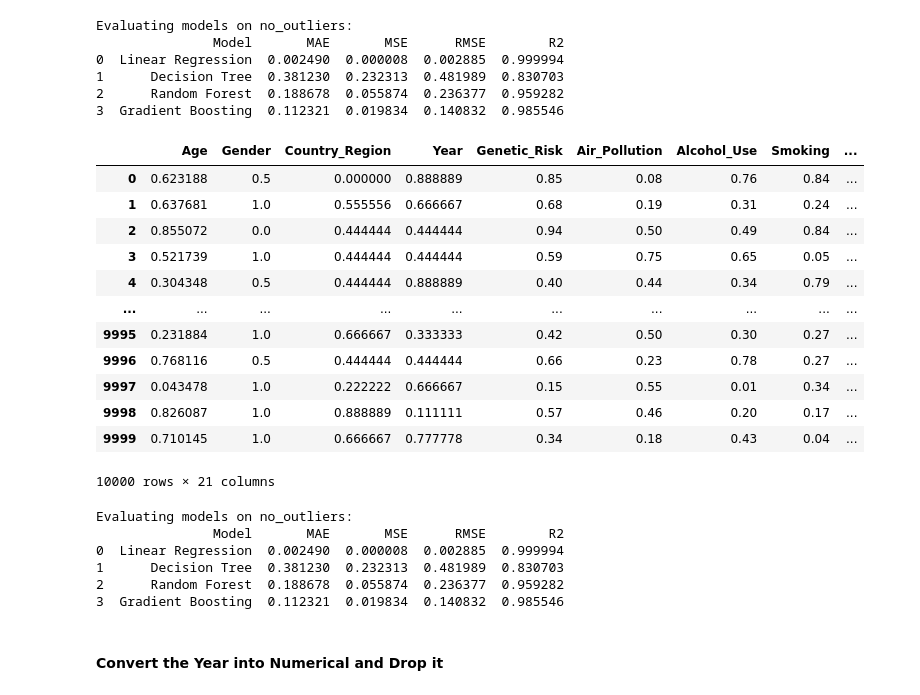
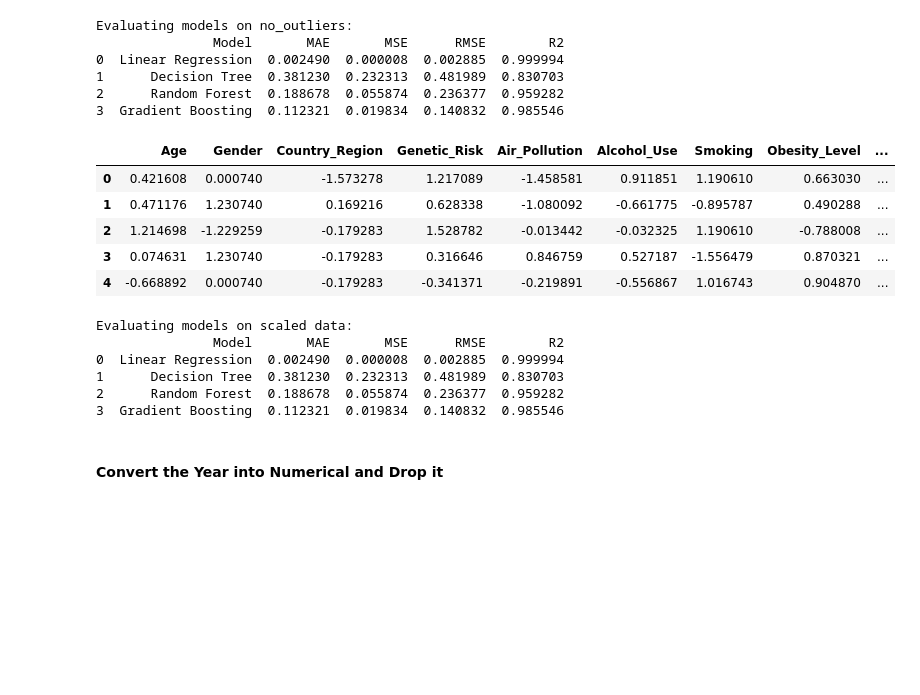
Before and after one commit to Moutaz-Code/CancerModelColab, a Jupyter notebook: Data_Mining_Project.ipynb, the cells around one changed output. Drawn from its saved outputs; the diff is of its cells as text; code cells hidden in the pictures; blank space fills up the shorter version.

```diff
--- a/Data_Mining_Project.ipynb
+++ b/Data_Mining_Project.ipynb
@@ -430,8 +430,8 @@ Evaluating models on feature_selected_data:
 3  Gradient Boosting  0.112321  0.019834  0.140832  0.985546
 # %%
 # Step 1: Calculate IQR for the target column
-Q1 = modifiedDATA['Target_Severity_Score'].quantile(0.25)
-Q3 = modifiedDATA['Target_Severity_Score'].quantile(0.75)
+Q1 = anova_filtered_data['Target_Severity_Score'].quantile(0.25)
+Q3 = anova_filtered_data['Target_Severity_Score'].quantile(0.75)
 IQR = Q3 - Q1
 
 # Step 2: Define lower and upper bounds
@@ -439,13 +439,13 @@ lower_bound = Q1 - 1.5 * IQR
 upper_bound = Q3 + 1.5 * IQR
 
 # Step 3: Filter out the outliers in the target column
-no_outliers = modifiedDATA[
-    (modifiedDATA['Target_Severity_Score'] >= lower_bound) &
-    (modifiedDATA['Target_Severity_Score'] <= upper_bound)
+no_outliers = anova_filtered_data[
+    (anova_filtered_data['Target_Severity_Score'] >= lower_bound) &
+    (anova_filtered_data['Target_Severity_Score'] <= upper_bound)
 ]
 
 # Step 4: Optionally, check how many rows were removed
-print(f"Original rows: {len(modifiedDATA)}")
+print(f"Original rows: {len(anova_filtered_data)}")
 print(f"Rows after outlier removal: {len(no_outliers)}")
 # %% [output]
 Original rows: 10000
@@ -509,29 +509,31 @@ Evaluating models on no_outliers:
 # %%
 # prompt: do normalization for the modifiedDATA
 
 from sklearn.preprocessing import MinMaxScaler
 from sklearn.preprocessing import StandardScaler
 
-# Option 1: Min-Max Normalization
-# This scales features to a fixed range, usually [0, 1].
-# It is sensitive to outliers.
-min_max_scaler = MinMaxScaler()
-scaledDATA = pd.DataFrame(min_max_scaler.fit_transform(modifiedDATA), columns=modifiedDATA.columns)
-scaledDATA
+# # Option 1: Min-Max Normalization
+# # This scales features to a fixed range, usually [0, 1].
+# # It is sensitive to outliers.
+# min_max_scaler = MinMaxScaler()
+# scaledDATA = pd.DataFrame(min_max_scaler.fit_transform(no_outliers), columns=no_outliers.columns)
+# scaledDATA
+
+#Option 2: StandardScaler
+
+# Apply StandardScaler (Z-score normalization)
+scaler = StandardScaler()
+standard_scaled_data = pd.DataFrame(scaler.fit_transform(no_outliers), columns=no_outliers.columns)
+
+# Display the scaled data
+standard_scaled_data.head()
 # %% [output]
-|  | Age | Gender | Country_Region | Year | Genetic_Risk | Air_Pollution | Alcohol_Use | Smoking | ... |
-| 0 | 0.623188 | 0.5 | 0.000000 | 0.888889 | 0.85 | 0.08 | 0.76 | 0.84 | ... |
-| 1 | 0.637681 | 1.0 | 0.555556 | 0.666667 | 0.68 | 0.19 | 0.31 | 0.24 | ... |
-| 2 | 0.855072 | 0.0 | 0.444444 | 0.444444 | 0.94 | 0.50 | 0.49 | 0.84 | ... |
-| 3 | 0.521739 | 1.0 | 0.444444 | 0.444444 | 0.59 | 0.75 | 0.65 | 0.05 | ... |
-| 4 | 0.304348 | 0.5 | 0.444444 | 0.888889 | 0.40 | 0.44 | 0.34 | 0.79 | ... |
-| ... | ... | ... | ... | ... | ... | ... | ... | ... | ... |
-| 9995 | 0.231884 | 1.0 | 0.666667 | 0.333333 | 0.42 | 0.50 | 0.30 | 0.27 | ... |
-| 9996 | 0.768116 | 0.5 | 0.444444 | 0.444444 | 0.66 | 0.23 | 0.78 | 0.27 | ... |
-| 9997 | 0.043478 | 1.0 | 0.222222 | 0.666667 | 0.15 | 0.55 | 0.01 | 0.34 | ... |
-| 9998 | 0.826087 | 1.0 | 0.888889 | 0.111111 | 0.57 | 0.46 | 0.20 | 0.17 | ... |
-| 9999 | 0.710145 | 1.0 | 0.666667 | 0.777778 | 0.34 | 0.18 | 0.43 | 0.04 | ... |
+|  | Age | Gender | Country_Region | Genetic_Risk | Air_Pollution | Alcohol_Use | Smoking | Obesity_Level | ... |
+| 0 | 0.421608 | 0.000740 | -1.573278 | 1.217089 | -1.458581 | 0.911851 | 1.190610 | 0.663030 | ... |
+| 1 | 0.471176 | 1.230740 | 0.169216 | 0.628338 | -1.080092 | -0.661775 | -0.895787 | 0.490288 | ... |
+| 2 | 1.214698 | -1.229259 | -0.179283 | 1.528782 | -0.013442 | -0.032325 | 1.190610 | -0.788008 | ... |
+| 3 | 0.074631 | 1.230740 | -0.179283 | 0.316646 | 0.846759 | 0.527187 | -1.556479 | 0.870321 | ... |
+| 4 | -0.668892 | 0.000740 | -0.179283 | -0.341371 | -0.219891 | -0.556867 | 1.016743 | 0.904870 | ... |
-10000 rows × 21 columns
 # %%
 def evaluate_models(X, y, models):
     X_train, X_test, y_train, y_test = train_test_split(X, y, test_size=0.3, random_state=42)
@@ -549,13 +551,13 @@ def evaluate_models(X, y, models):
     return pd.DataFrame(results)
 
 # Evaluate on scaledDATA
-print("Evaluating models on no_outliers:")
+print("Evaluating models on scaled data:")
 X_scaledDATA = scaledDATA.drop('Target_Severity_Score', axis=1)
 y_scaledDATA = scaledDATA['Target_Severity_Score']
 selected_results = evaluate_models(X_selected, y_selected, models)
 print(selected_results)
 # %% [output]
-Evaluating models on no_outliers:
+Evaluating models on scaled data:
                Model       MAE       MSE      RMSE        R2
 0  Linear Regression  0.002490  0.000008  0.002885  0.999994
 1      Decision Tree  0.381230  0.232313  0.481989  0.830703
```
Also changed, not shown: parts of 3 cells of this notebook.
